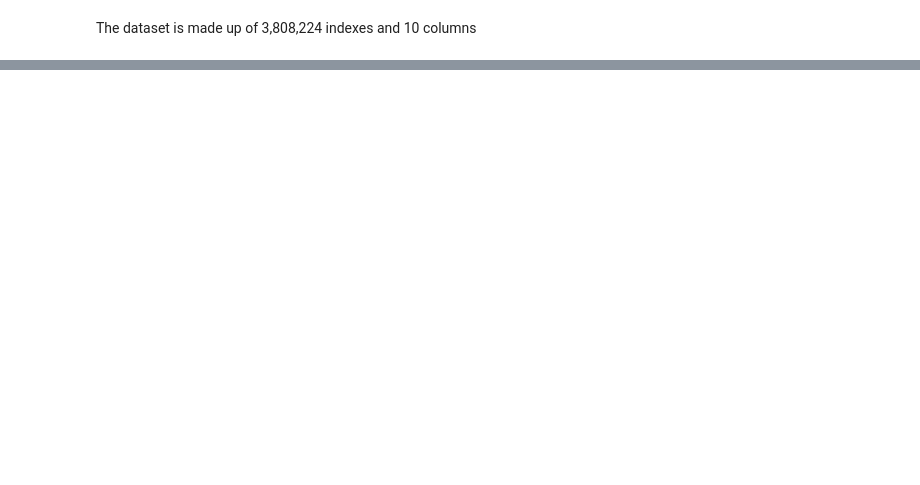
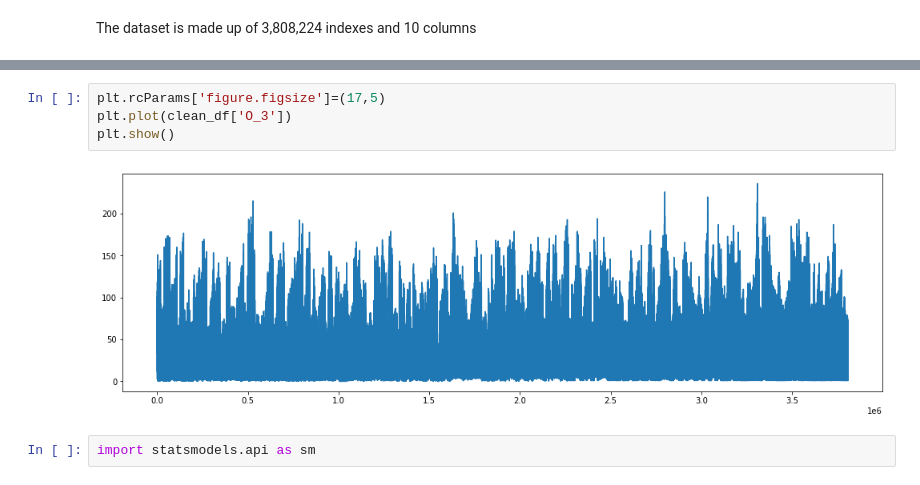
Before and after one commit to lisachukwu/PP22-W607, a Jupyter notebook: W706.ipynb, the cells around one changed output, grey strips where cells are left out. Saved outputs shown, nothing was run; the diff lists cells and outputs as text; blank space fills up the shorter version.

```diff
--- a/W706.ipynb
+++ b/W706.ipynb
@@ -241,0 +272,8 @@ The dataset is made up of 3,808,224 indexes and 10 columns
+# %%
+plt.rcParams['figure.figsize']=(17,5)
+plt.plot(clean_df['O_3'])
+plt.show()
+# %% [output]
+[figure, added]
+# %%
+import statsmodels.api as sm
```
Also changed, not shown: parts of 6 cells of this notebook.
